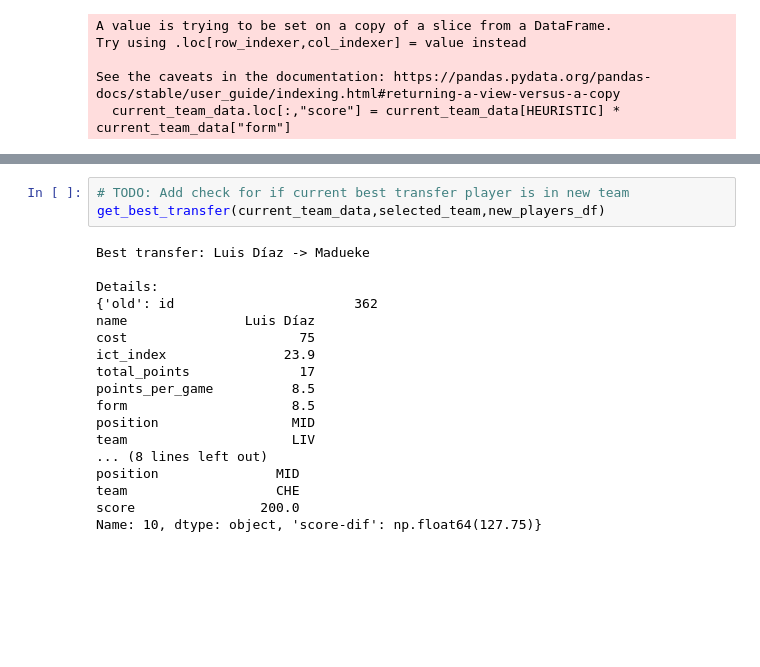
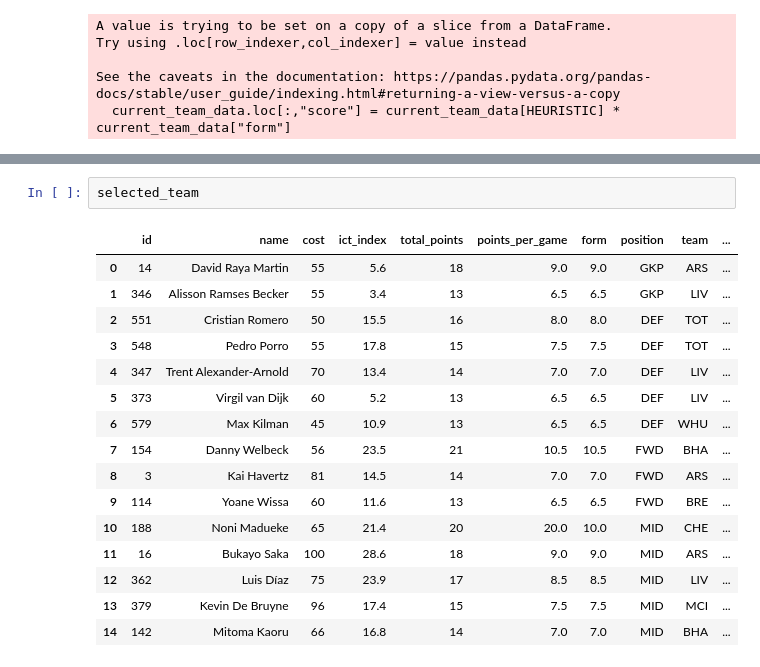
Before and after one commit to Crafty12345/fpl-optimiser, a Jupyter notebook: get_best_transfer.ipynb, the cells around one changed output, grey strips where cells are left out. Saved outputs shown, nothing was run; the diff lists cells and outputs as text; blank space fills up the shorter version.

```diff
--- a/get_best_transfer.ipynb
+++ b/get_best_transfer.ipynb
@@ -230,21 +236,19 @@ current_team_data
-# %%
-# TODO: Add check for if current best transfer player is in new team
-get_best_transfer(current_team_data,selected_team,new_players_df)
-# %% [output]
-Best transfer: Luis Díaz -> Madueke
-
-Details:
-{'old': id                       362
-name               Luis Díaz
-cost                      75
-ict_index               23.9
-total_points              17
-points_per_game          8.5
-form                     8.5
-position                 MID
-team                     LIV
-... (8 lines left out)
-position               MID
-team                   CHE
-score                200.0
-Name: 10, dtype: object, 'score-dif': np.float64(127.75)}
+# %%
+selected_team
+# %% [output]
+|  | id | name | cost | ict_index | total_points | points_per_game | form | position | team | ... |
+| 0 | 14 | David Raya Martin | 55 | 5.6 | 18 | 9.0 | 9.0 | GKP | ARS | ... |
+| 1 | 346 | Alisson Ramses Becker | 55 | 3.4 | 13 | 6.5 | 6.5 | GKP | LIV | ... |
+| 2 | 551 | Cristian Romero | 50 | 15.5 | 16 | 8.0 | 8.0 | DEF | TOT | ... |
+| 3 | 548 | Pedro Porro | 55 | 17.8 | 15 | 7.5 | 7.5 | DEF | TOT | ... |
+| 4 | 347 | Trent Alexander-Arnold | 70 | 13.4 | 14 | 7.0 | 7.0 | DEF | LIV | ... |
+| 5 | 373 | Virgil van Dijk | 60 | 5.2 | 13 | 6.5 | 6.5 | DEF | LIV | ... |
+| 6 | 579 | Max Kilman | 45 | 10.9 | 13 | 6.5 | 6.5 | DEF | WHU | ... |
+| 7 | 154 | Danny Welbeck | 56 | 23.5 | 21 | 10.5 | 10.5 | FWD | BHA | ... |
+| 8 | 3 | Kai Havertz | 81 | 14.5 | 14 | 7.0 | 7.0 | FWD | ARS | ... |
+| 9 | 114 | Yoane Wissa | 60 | 11.6 | 13 | 6.5 | 6.5 | FWD | BRE | ... |
+| 10 | 188 | Noni Madueke | 65 | 21.4 | 20 | 20.0 | 10.0 | MID | CHE | ... |
+| 11 | 16 | Bukayo Saka | 100 | 28.6 | 18 | 9.0 | 9.0 | MID | ARS | ... |
+| 12 | 362 | Luis Díaz | 75 | 23.9 | 17 | 8.5 | 8.5 | MID | LIV | ... |
+| 13 | 379 | Kevin De Bruyne | 96 | 17.4 | 15 | 7.5 | 7.5 | MID | MCI | ... |
+| 14 | 142 | Mitoma Kaoru | 66 | 16.8 | 14 | 7.0 | 7.0 | MID | BHA | ... |
```
Also changed, not shown: parts of 19 cells of this notebook, 5 other files.
